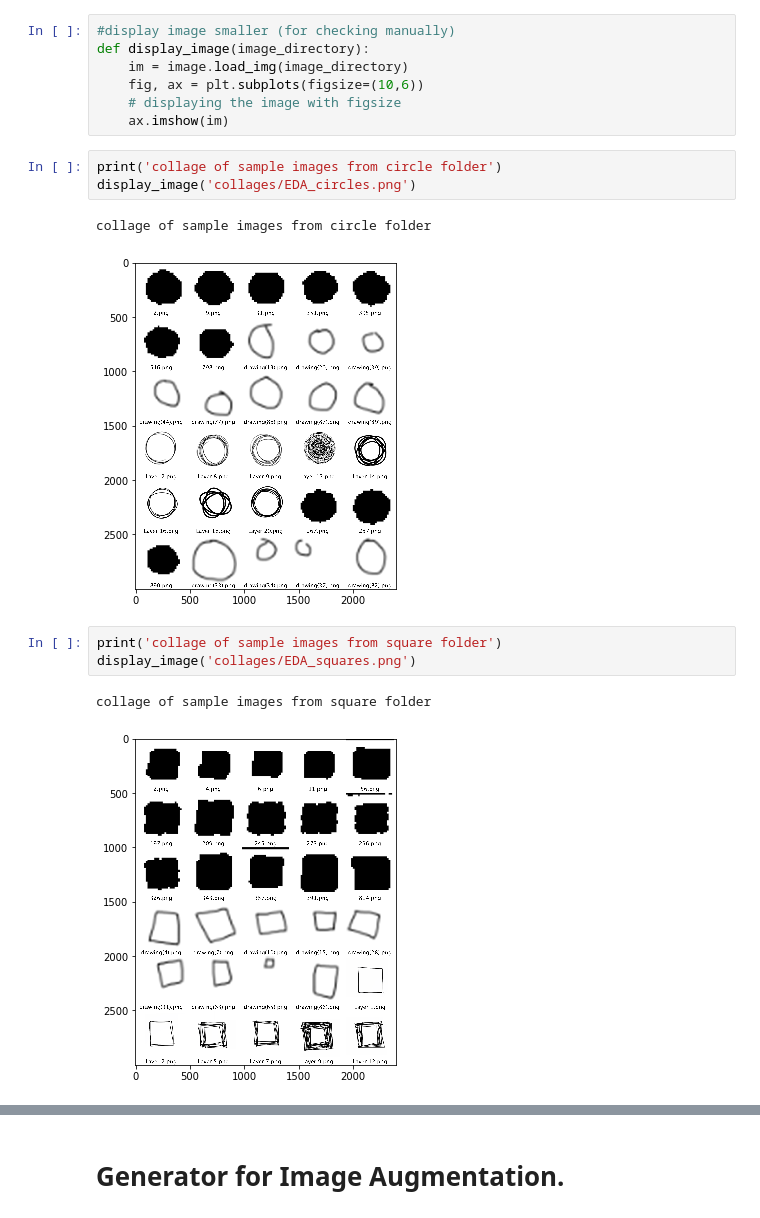
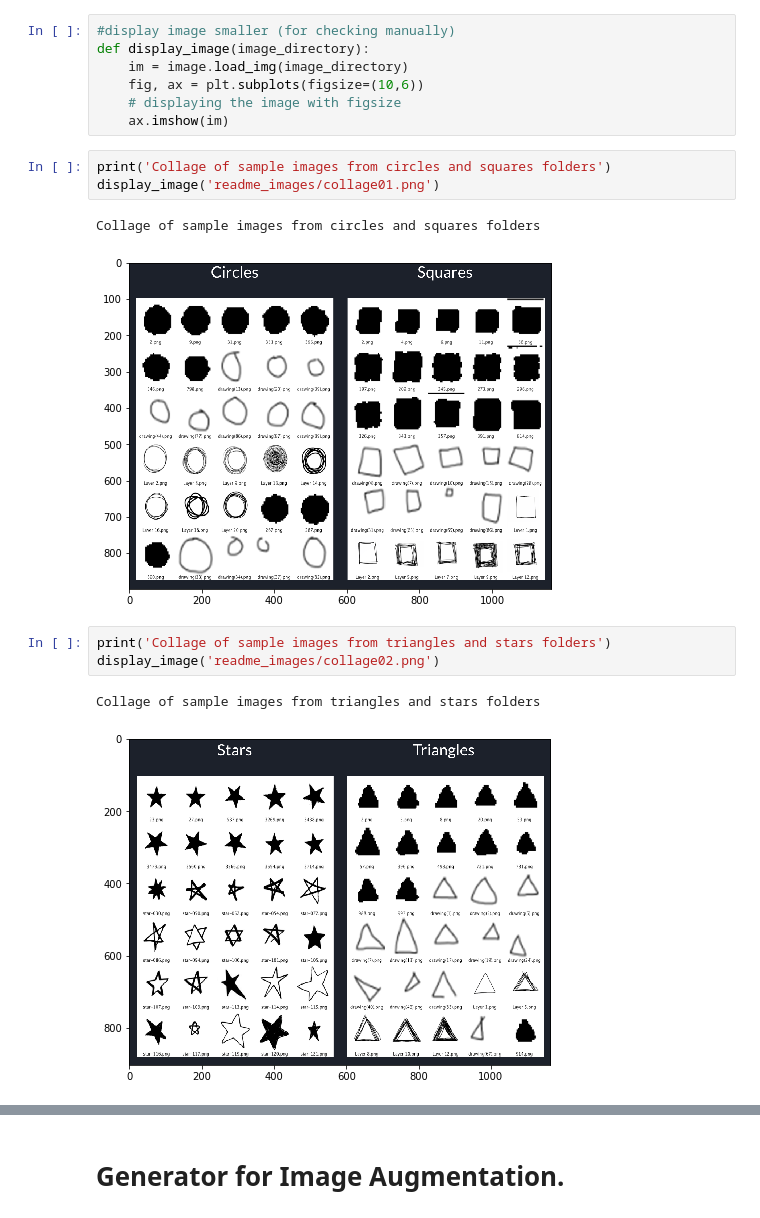
Before and after one commit to sdman135/Shapes-Image_Classifier_Convolutional_Neural_Network, a Jupyter notebook: Shapes_Convolutional_Neural_Network-final-with-stars.ipynb, the cells around one changed output, grey strips where cells are left out. Cells and saved outputs as stored; diff of their text form.

```diff
--- a/Shapes_Convolutional_Neural_Network-final-with-stars.ipynb
+++ b/Shapes_Convolutional_Neural_Network-final-with-stars.ipynb
@@ -180,14 +105,14 @@ def display_image(image_directory):
     # displaying the image with figsize
     ax.imshow(im)
 # %%
-print('collage of sample images from circle folder')
-display_image('collages/EDA_circles.png')
+print('Collage of sample images from circles and squares folders')
+display_image('readme_images/collage01.png')
 # %% [output]
-collage of sample images from circle folder
+Collage of sample images from circles and squares folders
-[figure, old version]
+[figure, new version]
 # %%
-print('collage of sample images from square folder')
-display_image('collages/EDA_squares.png')
+print('Collage of sample images from triangles and stars folders')
+display_image('readme_images/collage02.png')
 # %% [output]
-collage of sample images from square folder
+Collage of sample images from triangles and stars folders
-[figure, old version]
+[figure, new version]
```
Also changed, not shown: parts of 55 cells of this notebook.
